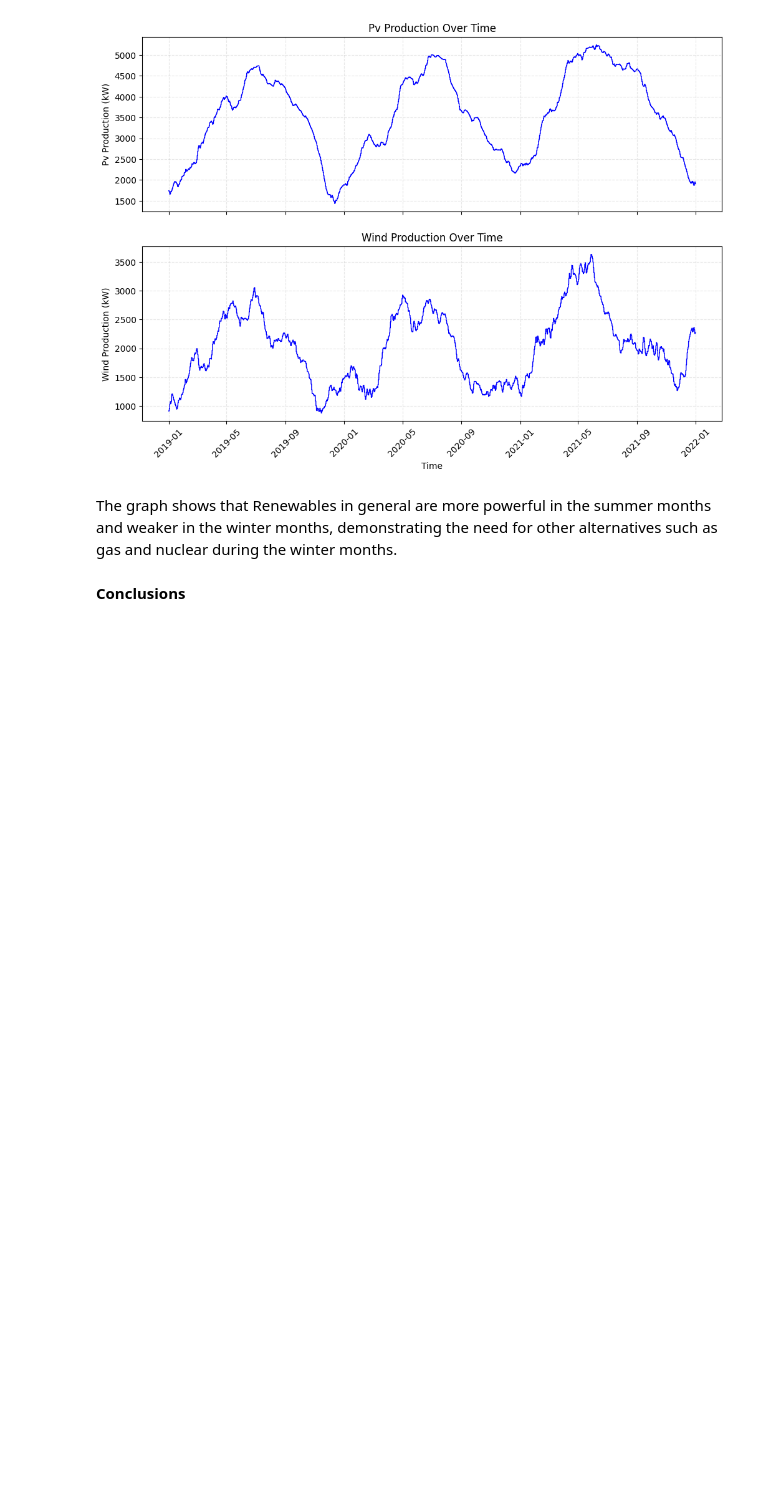
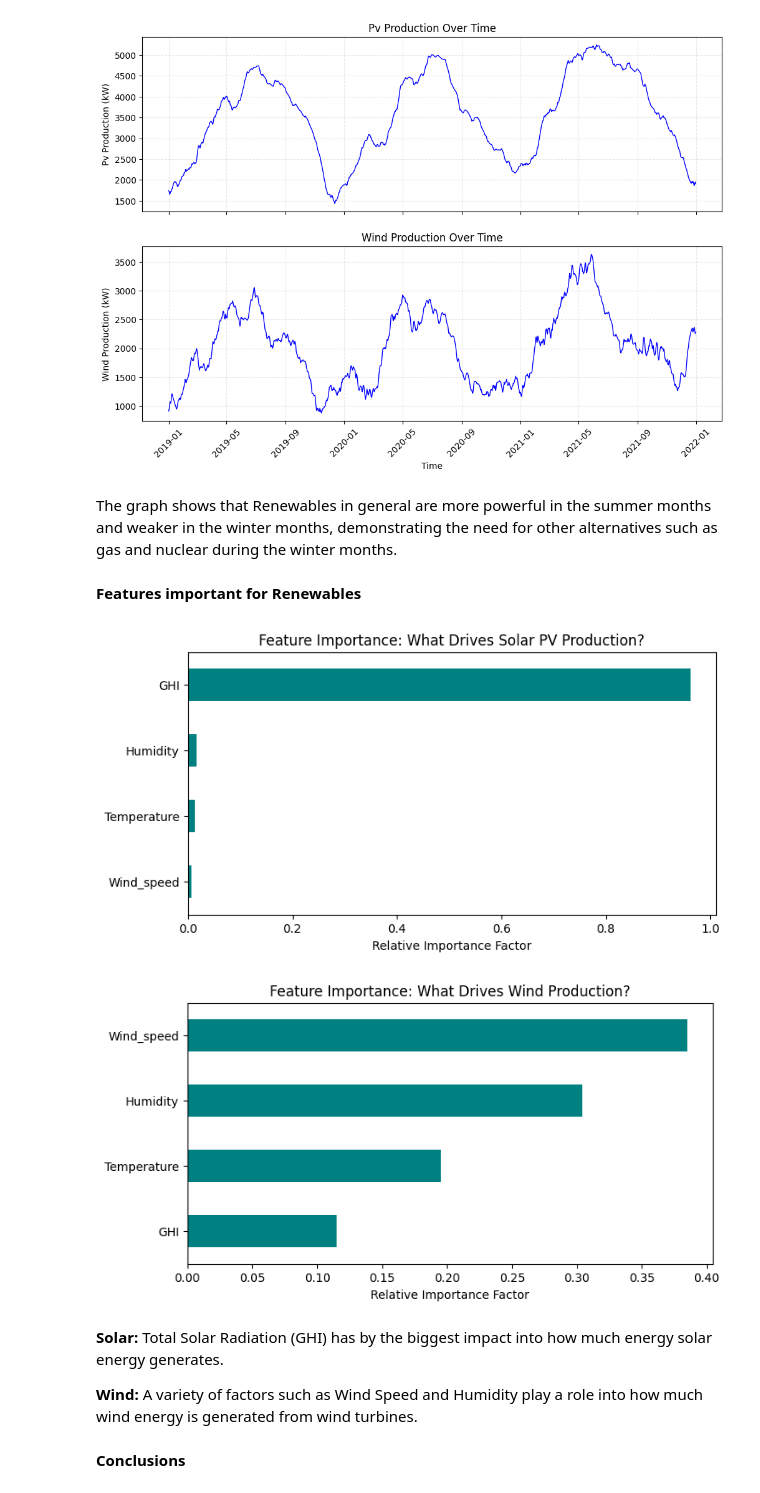
Before and after one commit to EdwardTi11/CAISO-EDA, a Jupyter notebook: eda.ipynb, the cells around one changed output. Saved outputs shown, nothing was run; the diff lists cells and outputs as text; code cells hidden in the pictures; blank space fills up the shorter version.

Commit message:
Added Random Forest model.

```diff
--- a/eda.ipynb
+++ b/eda.ipynb
@@ -199,6 +200,47 @@ ax2.set_xlabel('Time');
 [figure]
 # %% [markdown]
 The graph shows that Renewables in general are more powerful in the summer months and weaker in the winter months, demonstrating the need for  other alternatives such as gas and nuclear during the winter months.
+# %% [markdown]
+**Features important for Renewables**
+# %%
+# ML Training
+
+# Features and target for Solar
+X_solar = processed_data[['Temperature', 'Humidity', 'GHI', 'Wind_speed']]
+y_solar = processed_data['PV_production']
+
+# Fit a quick, shallow tree model to determine feature importance
+model = RandomForestRegressor(n_estimators=50, max_depth=6, random_state=42)
+model.fit(X_solar.sample(20000, random_state=42), y_solar.sample(20000, random_state=42))
+
+# Plot Feature Importance
+importances = pd.Series(model.feature_importances_, index=X_solar.columns)
+importances.sort_values().plot(kind='barh', color='teal', figsize=(8, 4))
+plt.title("Feature Importance: What Drives Solar PV Production?")
+plt.xlabel("Relative Importance Factor")
+plt.show()
+
+# Features and target for Wind
+X_wind = processed_data[['Temperature', 'Humidity', 'GHI', 'Wind_speed']]
+y_wind = processed_data['Wind_production']
+
+# Fit a quick, shallow tree model to determine feature importance
+model = RandomForestRegressor(n_estimators=50, max_depth=6, random_state=42)
+model.fit(X_wind.sample(20000, random_state=42), y_wind.sample(20000, random_state=42))
+
+# Plot Feature Importance
+importances = pd.Series(model.feature_importances_, index=X_wind.columns)
+importances.sort_values().plot(kind='barh', color='teal', figsize=(8, 4))
+plt.title("Feature Importance: What Drives Wind Production?")
+plt.xlabel("Relative Importance Factor")
+plt.show()
+# %% [output]
+[figure, added]
+[figure, added]
+# %% [markdown]
+**Solar:** Total Solar Radiation (GHI) has by the biggest impact into how much energy solar energy generates.
+
+**Wind:** A variety of factors such as Wind Speed and Humidity play a role into how much wind energy is generated from wind turbines.
 # %% [markdown]
 **Conclusions**
 # %% [markdown]
```
Also changed, not shown: parts of 1 cell of this notebook.
